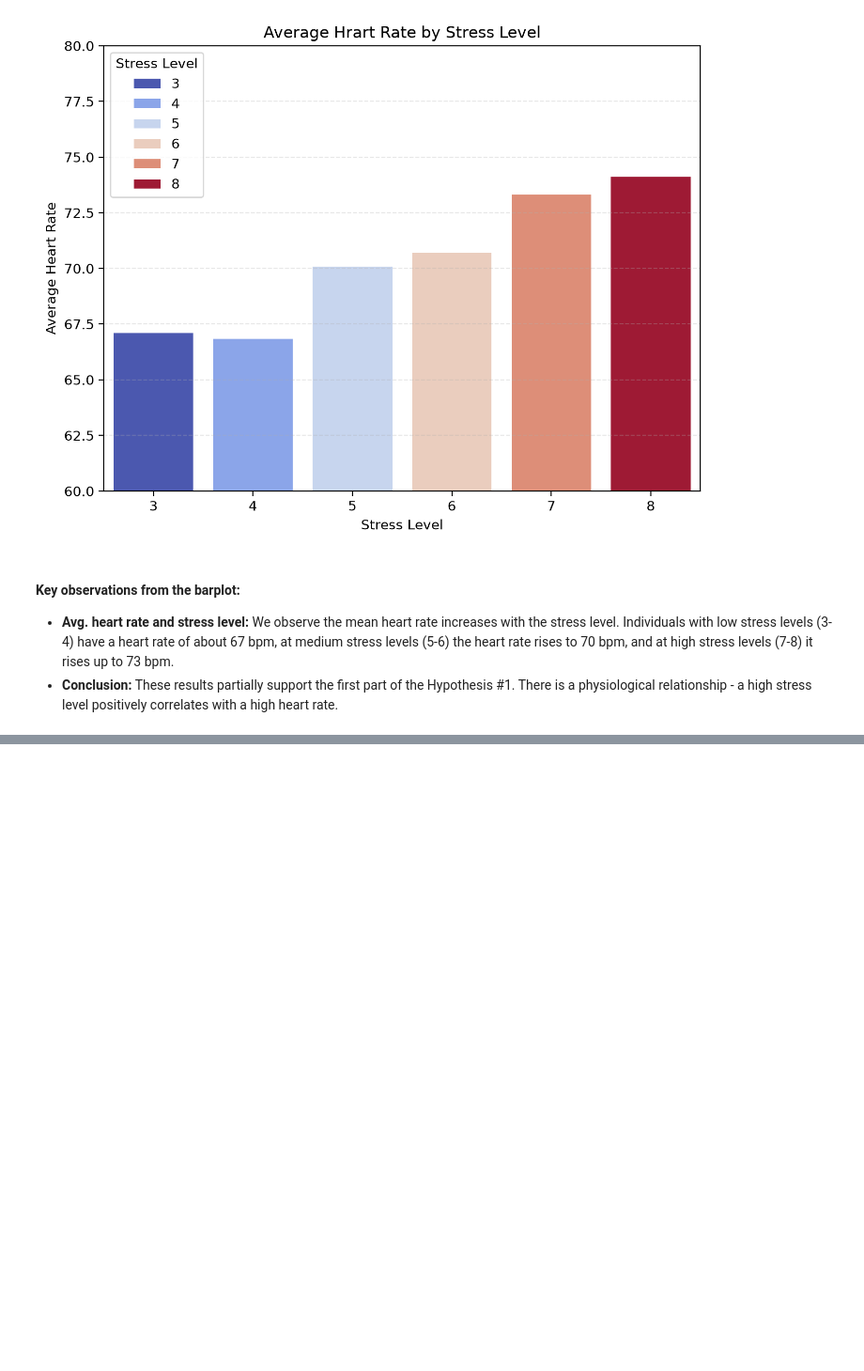
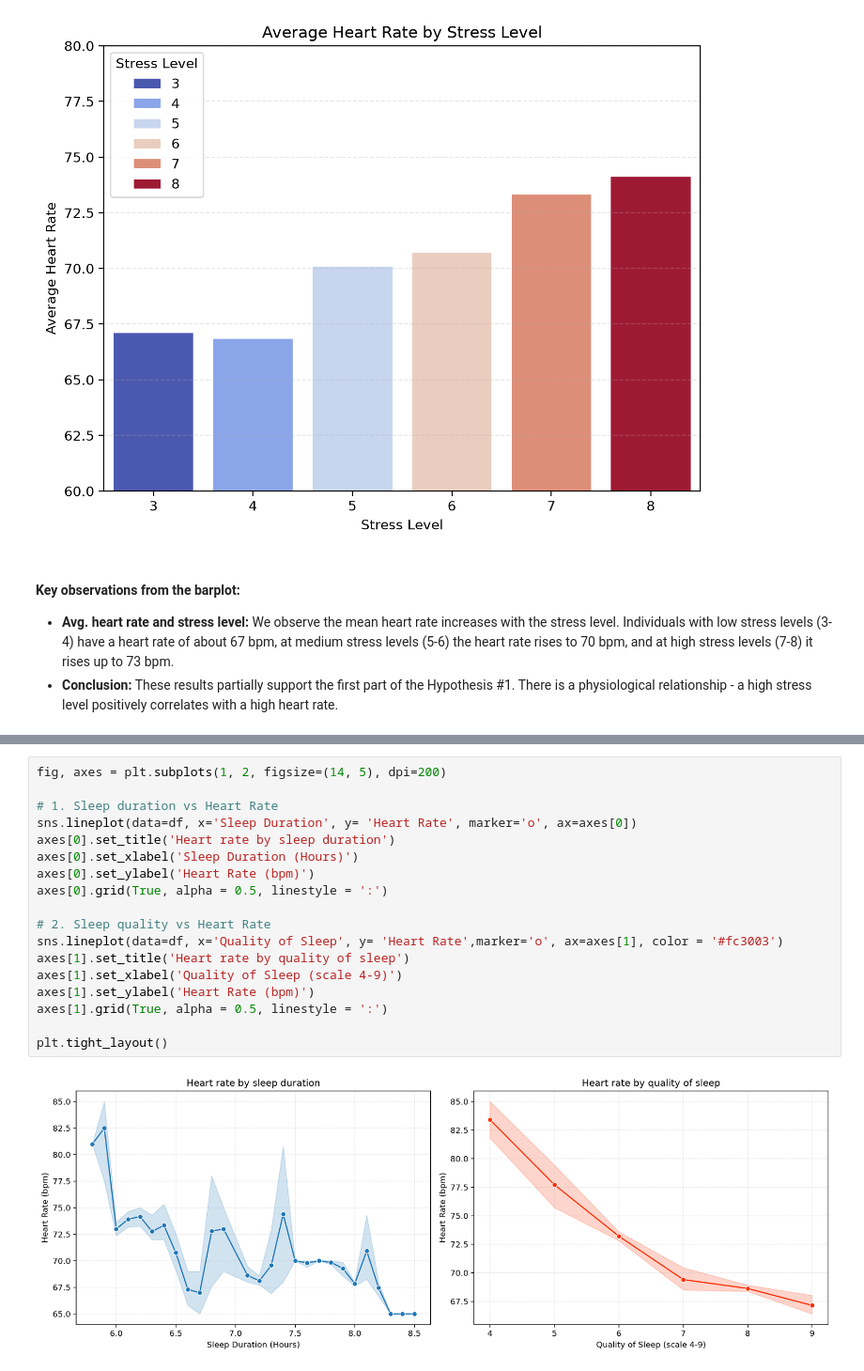
Before and after one commit to SabinaSid/Welness_sleep_analysis, a Jupyter notebook: Notebooks/eda_sleep_analysis.ipynb, the cells around one changed output, grey strips where cells are left out. Shown at 94% size. Cells and saved outputs as stored; diff of their text form; blank space fills up the shorter version.

```diff
--- a/Notebooks/eda_sleep_analysis.ipynb
+++ b/Notebooks/eda_sleep_analysis.ipynb
@@ -153,0 +173,20 @@ plt.grid(True, linestyle='--', alpha=0.3, axis='y')
+# %%
+fig, axes = plt.subplots(1, 2, figsize=(14, 5), dpi=200)
+
+# 1. Sleep duration vs Heart Rate
+sns.lineplot(data=df, x='Sleep Duration', y= 'Heart Rate', marker='o', ax=axes[0])
+axes[0].set_title('Heart rate by sleep duration')
+axes[0].set_xlabel('Sleep Duration (Hours)')
+axes[0].set_ylabel('Heart Rate (bpm)')
+axes[0].grid(True, alpha = 0.5, linestyle = ':')
+
+# 2. Sleep quality vs Heart Rate
+sns.lineplot(data=df, x='Quality of Sleep', y= 'Heart Rate',marker='o', ax=axes[1], color = '#fc3003')
+axes[1].set_title('Heart rate by quality of sleep')
+axes[1].set_xlabel('Quality of Sleep (scale 4-9)')
+axes[1].set_ylabel('Heart Rate (bpm)')
+axes[1].grid(True, alpha = 0.5, linestyle = ':')
+
+plt.tight_layout()
+# %% [output]
+[figure, added]
```
Also changed, not shown: parts of 5 cells of this notebook.
